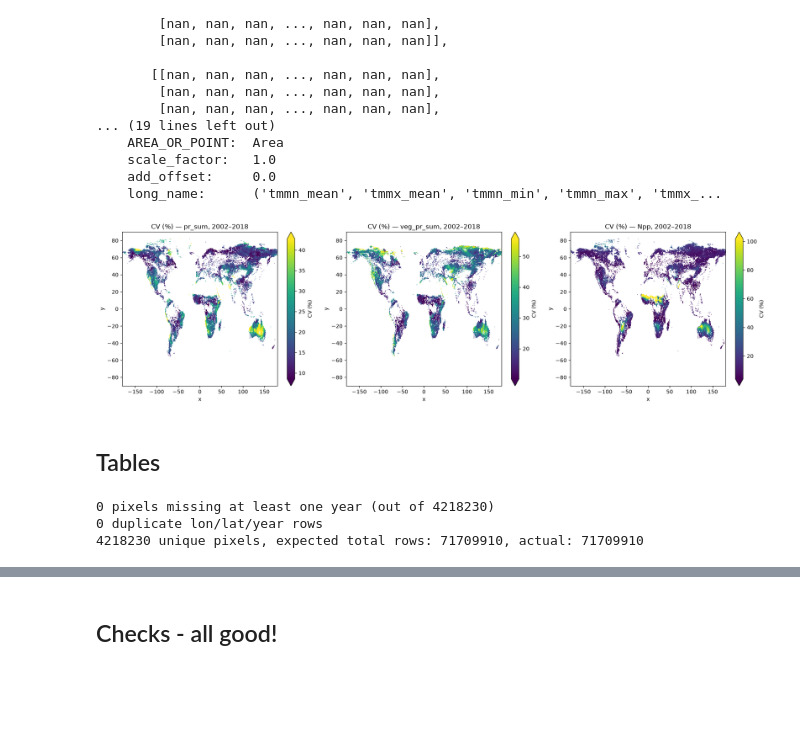
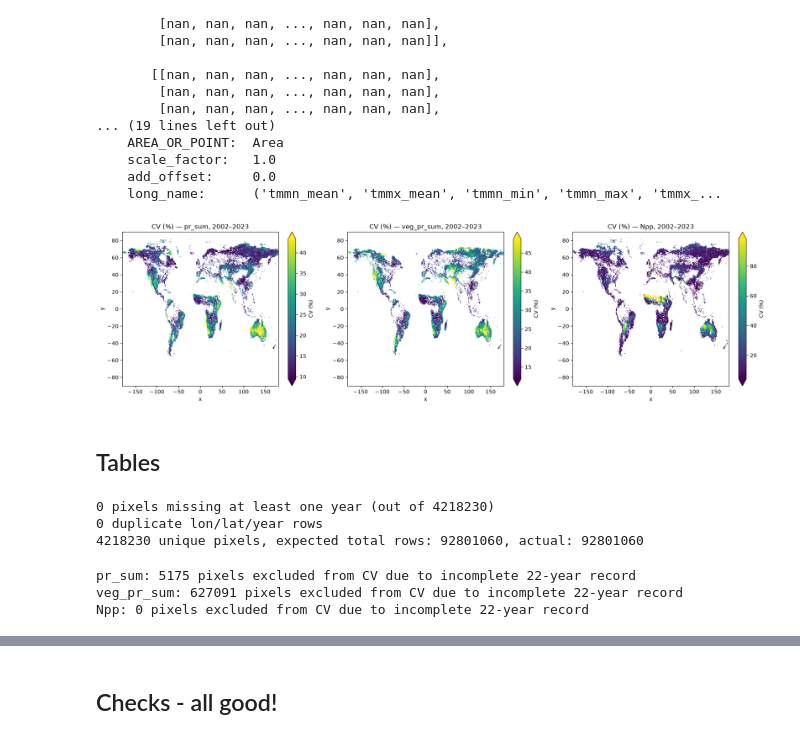
Before and after one commit to Wanja24/non-equilibrium, a Jupyter notebook: test_scripts/calculate_cv.ipynb, the cells around one changed output, grey strips where cells are left out. Cells and saved outputs as stored; diff of their text form; code cells hidden in the pictures; blank space fills up the shorter version.

```diff
--- a/test_scripts/calculate_cv.ipynb
+++ b/test_scripts/calculate_cv.ipynb
@@ -16,13 +16,14 @@ from rasterio.transform import rowcol
 # ---------- Setup ----------
 
 # Define years and variables to calculate CV for
-years = list(range(2002, 2019))  # 2002-2018 inclusive
+years = list(range(2002, 2024))  # 2002-2023 inclusive
 variables = ["pr_sum", "veg_pr_sum", "Npp"]
 
 # Paths to input and output files
-tif_paths = {y: f"/Users/Wanja/Documents/non-equilibrium_data/rasters_wgs84_new/stack_wgs84_{y}.tif" for y in years}
-parquet_paths = {y: f"/Users/Wanja/Documents/non-equilibrium_data/tables_wgs84_new/table_wgs84_{y}.parquet" for y in years}
-output_path = "/Users/Wanja/Documents/non-equilibrium_data/cv_new/"
+tif_paths = {y: f"/Users/Wanja/Documents/non-equilibrium_data/rasters_wgs84_new/stack_wgs84_{y}_rue.tif" for y in years}
+parquet_paths = {y: f"/Users/Wanja/Documents/non-equilibrium_data/tables_wgs84_new/table_wgs84_{y}_rue.parquet" for y in years}
+output_path_cv = "/Users/Wanja/Documents/non-equilibrium_data/cv_new/"
+output_path_tables = "/Users/Wanja/Documents/non-equilibrium_data/tables_wgs84_new/"
 # %% [markdown]
 ## Rasters
 # %%
@@ -60,10 +61,18 @@ for y in years:
 stack = xr.concat(das, dim=pd.Index(years, name="year"))  # dims: year, band, y, x
 # %%
 # ---------- Step 3: compute CV per pixel, per variable, across years ----------
+# (only for pixels with complete 17-year records)
+n_years = len(years)
+
+# Count of valid (non-NaN) years per pixel, per variable/band
+valid_counts = stack.notnull().sum(dim="year")        # dims: band, y, x
+complete_mask = valid_counts == n_years               # True only where all 17 years have data
+
 mean = stack.mean(dim="year", skipna=True)
 # Raster: force ddof=1 to match pandas' default
 std = stack.std(dim="year", skipna=True, ddof=1)
 cv = (std * 100 / mean).where(mean != 0)  # avoid div-by-zero; NaN where mean is exactly 0
+cv = cv.where(complete_mask)              # NaN out pixels with any missing year
 
 crs = stack.rio.crs
 cv.rio.write_crs(crs, inplace=True)
@@ -88,7 +97,7 @@ array([[[nan, nan, nan, ..., nan, nan, nan],
 # %%
 # ---------- Step 4: save one CV raster with 3 bands + combined plot ----------
 cv.attrs.pop("long_name", None)
-output_file = output_path + "cv.tif"
+output_file = output_path_cv + "cv.tif"
 cv.rio.to_raster(output_file)
 
 # Explicitly set band descriptions so band names are preserved in the file
@@ -98,15 +107,15 @@ with rasterio.open(output_file, "r+") as dst:
 # %%
 # ---------- Step 5: save combined plot ----------
 fig, axes = plt.subplots(1, 3, figsize=(18, 5))
 for ax, v in zip(axes, variables):
     cv_v = cv.sel(band=v)
     cv_v.plot(ax=ax, cmap="viridis", robust=True, cbar_kwargs={"label": "CV (%)"})
-    ax.set_title(f"CV (%) — {v}, 2002–2018")
+    ax.set_title(f"CV (%) — {v}, 2002–2023")
 plt.tight_layout()
-plt.savefig(output_path + "cv_raster_maps.png", dpi=200, bbox_inches="tight")
+plt.savefig(output_path_cv + "cv_raster_maps.png", dpi=200, bbox_inches="tight")
 plt.show()
 # %% [output]
-[figure, old version]
+[figure, new version]
 # %% [markdown]
 ## Tables
 # %%
@@ -140,20 +149,32 @@ print(f"{n_pixels} unique pixels, expected total rows: {n_pixels * len(years)},
 # %% [output]
 0 pixels missing at least one year (out of 4218230)
 0 duplicate lon/lat/year rows
-4218230 unique pixels, expected total rows: 71709910, actual: 71709910
+4218230 unique pixels, expected total rows: 92801060, actual: 92801060
 # %%
 # ---------- Compute CV per variable ----------
-stats = long_df.groupby(["lon_r", "lat_r"])[variables].agg(["mean", "std"])
+# (only for pixels with complete 17-year records)
+n_years = len(years)
+
+stats = long_df.groupby(["lon_r", "lat_r"])[variables].agg(["mean", "std", "count"])
 stats.columns = ["_".join(c) for c in stats.columns]
 
 for v in variables:
-    stats[f"{v}_cv"] = np.where(
+    complete = stats[f"{v}_count"] == n_years  # True only where this variable has 17 valid years
+    cv_vals = np.where(
         stats[f"{v}_mean"] == 0, np.nan,
         stats[f"{v}_std"] * 100 / stats[f"{v}_mean"]
     )
+    stats[f"{v}_cv"] = np.where(complete, cv_vals, np.nan)
 
+for v in variables:
+    n_excluded = (stats[f"{v}_count"] < n_years).sum()
+    print(f"{v}: {n_excluded} pixels excluded from CV due to incomplete {n_years}-year record")
 stats = stats.reset_index().rename(columns={"lon_r": "longitude", "lat_r": "latitude"})
 cv_cols = [f"{v}_cv" for v in variables]
+# %% [output]
+pr_sum: 5175 pixels excluded from CV due to incomplete 22-year record
+veg_pr_sum: 627091 pixels excluded from CV due to incomplete 22-year record
+Npp: 0 pixels excluded from CV due to incomplete 22-year record
 # %%
 # ---------- Summary table with all CVs ----------
 summary_gdf = gpd.GeoDataFrame(
```
Also changed, not shown: parts of 19 cells of this notebook.
